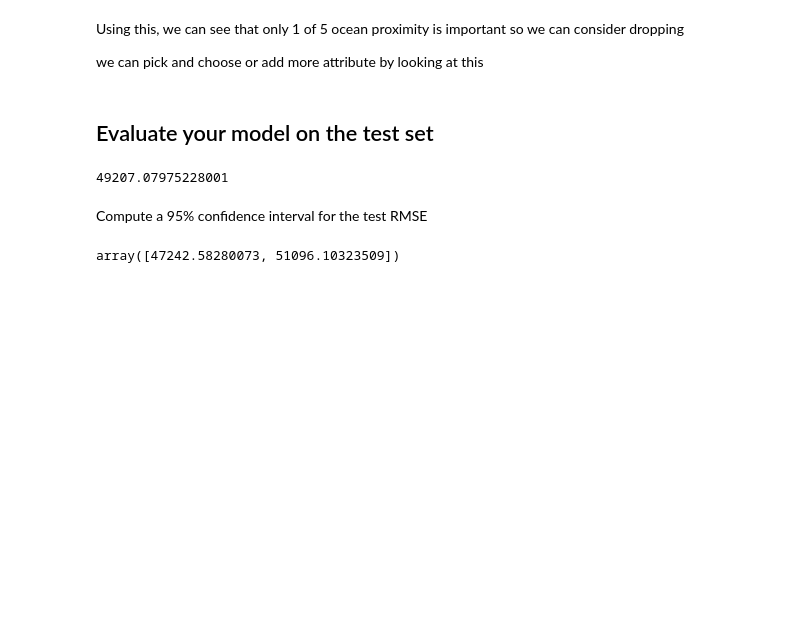
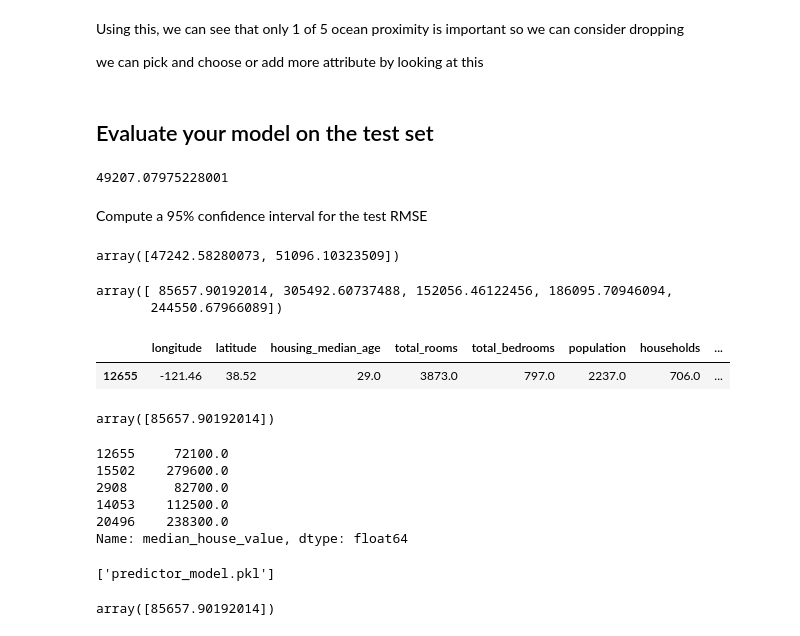
Before and after one commit to kaihyperion/housingPricePredictor, a Jupyter notebook: housingPricePredictor.ipynb, the cells around one changed output. Cells and saved outputs as stored; diff of their text form; code cells hidden in the pictures; blank space fills up the shorter version.

```diff
--- a/housingPricePredictor.ipynb
+++ b/housingPricePredictor.ipynb
@@ -1088,3 +1088,34 @@ np.sqrt(stats.t.interval(confidence, len(squared_errors) - 1,
                          scale=stats.sem(squared_errors)))
 # %% [output]
 array([47242.58280073, 51096.10323509])
+# %%
+
+
+full_pipeline_with_predictor = Pipeline([
+        ("preparation", full_pipeline),
+        ("linear", LinearRegression())
+    ])
+
+full_pipeline_with_predictor.fit(housing, housing_labels)
+full_pipeline_with_predictor.predict(some_data)
+# %% [output]
+array([ 85657.90192014, 305492.60737488, 152056.46122456, 186095.70946094,
+       244550.67966089])
+# %%
+some_data[:1]
+# %% [output]
+|  | longitude | latitude | housing_median_age | total_rooms | total_bedrooms | population | households | ... |
+| 12655 | -121.46 | 38.52 | 29.0 | 3873.0 | 797.0 | 2237.0 | 706.0 | ... |
+# %%
+full_pipeline_with_predictor.predict(some_data[:1])
+# %% [output]
+array([85657.90192014])
+# %%
+some_labels
+# %% [output]
+12655     72100.0
+15502    279600.0
+2908      82700.0
+14053    112500.0
+20496    238300.0
+Name: median_house_value, dtype: float64
@@ -1090,0 +1124,21 @@ array([47242.58280073, 51096.10323509])
+# %%
+import joblib
+joblib.dump(my_model, "predictor_model.pkl")
+# %% [output]
+['predictor_model.pkl']
+# %%
+data = {
+    'longitude': [-121.46],  # your custom longitude
+    'latitude': [38.52],     # your custom latitude
+    'housing_median_age': [29],  # your custom housing median age
+    'total_rooms': [3873],   # your custom total rooms
+    'total_bedrooms': [797], # your custom total bedrooms
+    'population': [2237],    # your custom population
+    'households': [706],     # your custom households
+    'median_income': [2.1736],  # your custom median income
+    'ocean_proximity': ['INLAND']  # your custom ocean proximity
+}
+custom_df = pd.DataFrame(data)
+full_pipeline_with_predictor.predict(custom_df)
+# %% [output]
+array([85657.90192014])
```
Also changed, not shown: parts of 1 cell of this notebook, 4 other files.
